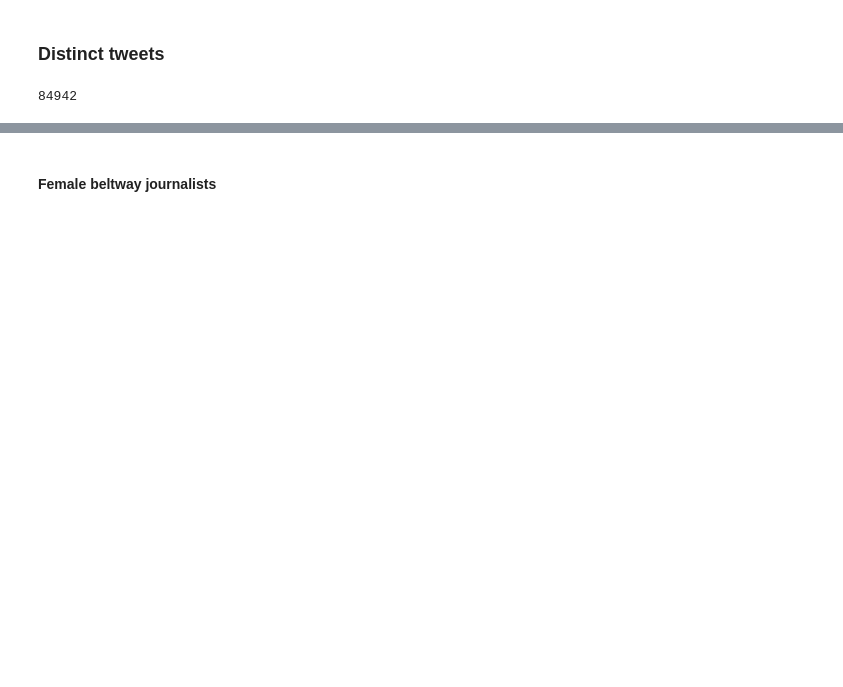
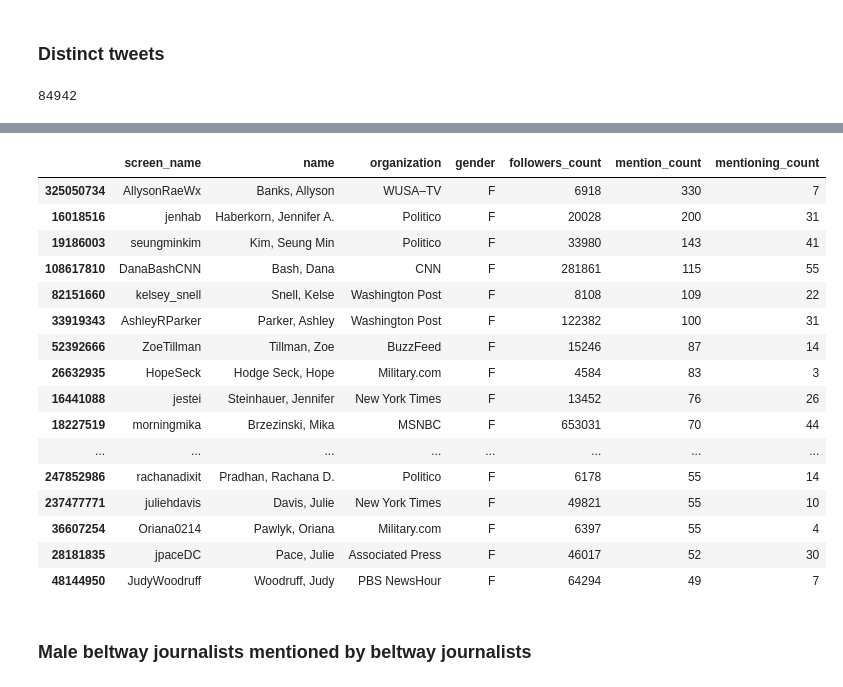
Before and after one commit to justinlittman/beltway_reporters, a Jupyter notebook: jupyter/Gender dynamics.ipynb, the cells around one changed output, grey strips where cells are left out. Saved outputs shown, nothing was run; the diff lists cells and outputs as text; code cells hidden in the pictures; blank space fills up the shorter version.

```diff
--- a/jupyter/Gender dynamics.ipynb
+++ b/jupyter/Gender dynamics.ipynb
@@ -485,2 +554,24 @@ pd.DataFrame({'count':journalists_mention_df.gender.value_counts(), 'percentage'
+# %%
+female_journalists_mention_summary_df = journalist_mention_summary(journalists_mention_df[journalists_mention_df.mention_gender == 'F'])
+female_journalists_mention_summary_df.to_csv('output/female_journalists_mentioned_by_journalists.csv')
+female_journalists_mention_summary_df[journalist_mention_summary_fields].head(25)
+# %% [output]
+|  | screen_name | name | organization | gender | followers_count | mention_count | mentioning_count |
+| 325050734 | AllysonRaeWx | Banks, Allyson | WUSA–TV | F | 6918 | 330 | 7 |
+| 16018516 | jenhab | Haberkorn, Jennifer A. | Politico | F | 20028 | 200 | 31 |
+| 19186003 | seungminkim | Kim, Seung Min | Politico | F | 33980 | 143 | 41 |
+| 108617810 | DanaBashCNN | Bash, Dana | CNN | F | 281861 | 115 | 55 |
+| 82151660 | kelsey_snell | Snell, Kelse | Washington Post | F | 8108 | 109 | 22 |
+| 33919343 | AshleyRParker | Parker, Ashley | Washington Post | F | 122382 | 100 | 31 |
+| 52392666 | ZoeTillman | Tillman, Zoe | BuzzFeed | F | 15246 | 87 | 14 |
+| 26632935 | HopeSeck | Hodge Seck, Hope | Military.com | F | 4584 | 83 | 3 |
+| 16441088 | jestei | Steinhauer, Jennifer | New York Times | F | 13452 | 76 | 26 |
+| 18227519 | morningmika | Brzezinski, Mika | MSNBC | F | 653031 | 70 | 44 |
+| ... | ... | ... | ... | ... | ... | ... | ... |
+| 247852986 | rachanadixit | Pradhan, Rachana D. | Politico | F | 6178 | 55 | 14 |
+| 237477771 | juliehdavis | Davis, Julie | New York Times | F | 49821 | 55 | 10 |
+| 36607254 | Oriana0214 | Pawlyk, Oriana | Military.com | F | 6397 | 55 | 4 |
+| 28181835 | jpaceDC | Pace, Julie | Associated Press | F | 46017 | 52 | 30 |
+| 48144950 | JudyWoodruff | Woodruff, Judy | PBS NewsHour | F | 64294 | 49 | 7 |
 # %% [markdown]
-#### Female beltway journalists
+### Male beltway journalists mentioned by beltway journalists
```
Also changed, not shown: parts of 33 cells of this notebook, 11 other files.
